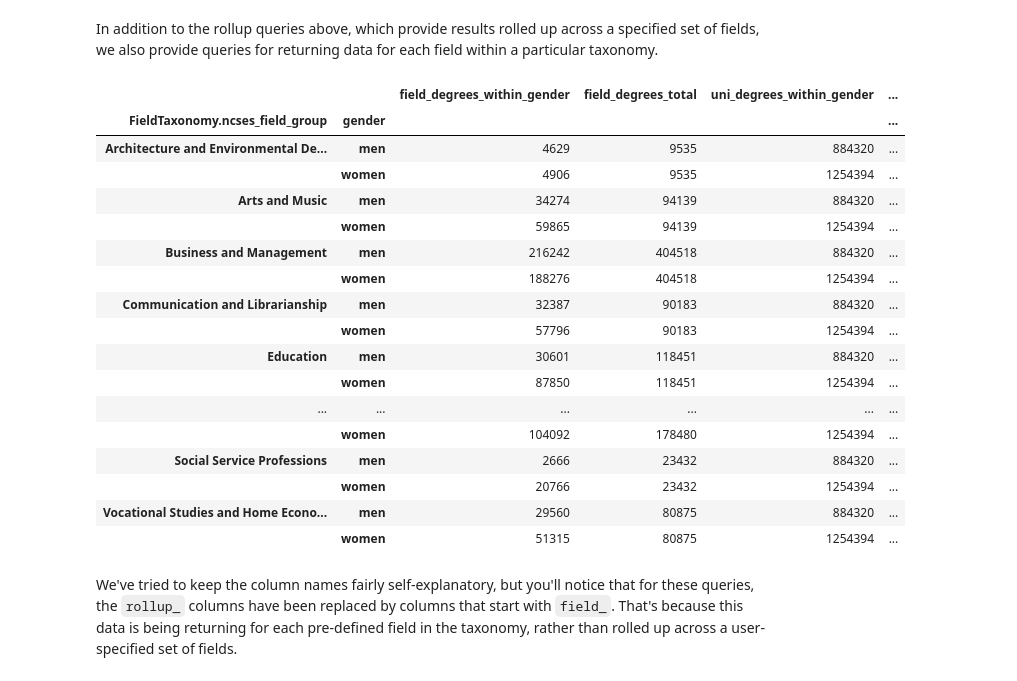
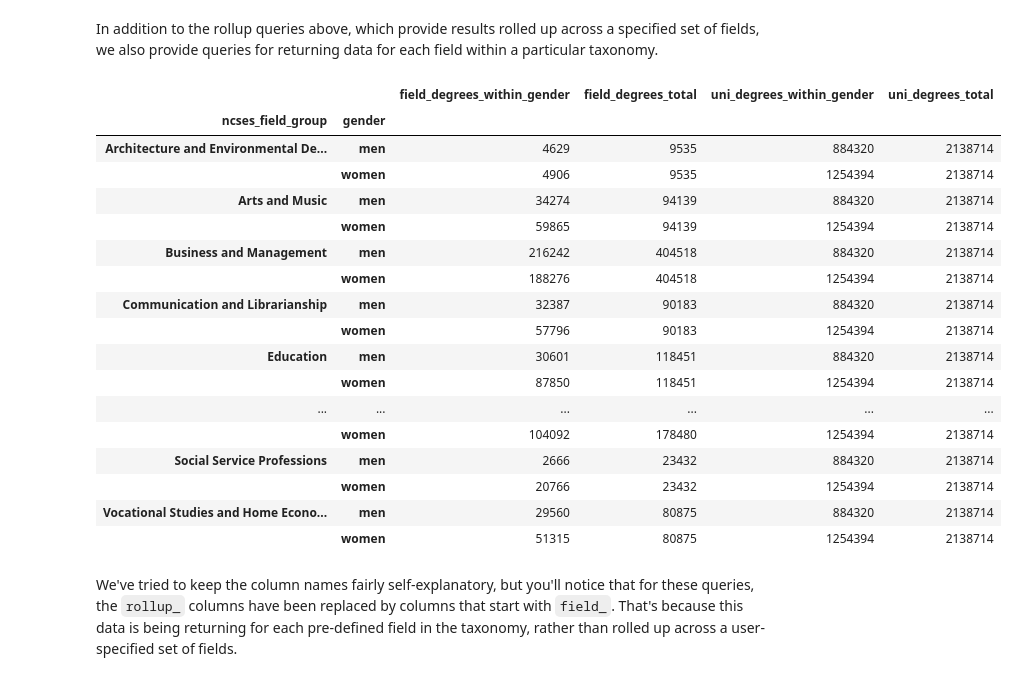
Before and after one commit to scienceforamerica/scipeds, a Jupyter notebook: docs/docs/usage.ipynb, the cells around one changed output. Saved outputs shown, nothing was run; the diff lists cells and outputs as text; code cells hidden in the pictures.

```diff
--- a/docs/docs/usage.ipynb
+++ b/docs/docs/usage.ipynb
@@ -232,29 +237,29 @@ In addition to the rollup queries above, which provide results rolled up across
 # %%
 # Compute totals by gender for each NCSES Field Group
 engine.field_totals_by_grouping(
-    grouping="gender",
+    grouping=Grouping.gender,
     taxonomy=FieldTaxonomy.ncses_field_group,
     query_filters=filters,
 )
 # %% [output]
-|  |  | field_degrees_within_gender | field_degrees_total | uni_degrees_within_gender | ... |
-| FieldTaxonomy.ncses_field_group | gender |  |  |  | ... |
-| Architecture and Environmental De... | men | 4629 | 9535 | 884320 | ... |
-|  | women | 4906 | 9535 | 1254394 | ... |
-| Arts and Music | men | 34274 | 94139 | 884320 | ... |
-|  | women | 59865 | 94139 | 1254394 | ... |
-| Business and Management | men | 216242 | 404518 | 884320 | ... |
-|  | women | 188276 | 404518 | 1254394 | ... |
-| Communication and Librarianship | men | 32387 | 90183 | 884320 | ... |
-|  | women | 57796 | 90183 | 1254394 | ... |
-| Education | men | 30601 | 118451 | 884320 | ... |
-|  | women | 87850 | 118451 | 1254394 | ... |
+|  |  | field_degrees_within_gender | field_degrees_total | uni_degrees_within_gender | uni_degrees_total |
+| ncses_field_group | gender |  |  |  |  |
+| Architecture and Environmental De... | men | 4629 | 9535 | 884320 | 2138714 |
+|  | women | 4906 | 9535 | 1254394 | 2138714 |
+| Arts and Music | men | 34274 | 94139 | 884320 | 2138714 |
+|  | women | 59865 | 94139 | 1254394 | 2138714 |
+| Business and Management | men | 216242 | 404518 | 884320 | 2138714 |
+|  | women | 188276 | 404518 | 1254394 | 2138714 |
+| Communication and Librarianship | men | 32387 | 90183 | 884320 | 2138714 |
+|  | women | 57796 | 90183 | 1254394 | 2138714 |
+| Education | men | 30601 | 118451 | 884320 | 2138714 |
+|  | women | 87850 | 118451 | 1254394 | 2138714 |
 | ... | ... | ... | ... | ... | ... |
-|  | women | 104092 | 178480 | 1254394 | ... |
-| Social Service Professions | men | 2666 | 23432 | 884320 | ... |
-|  | women | 20766 | 23432 | 1254394 | ... |
-| Vocational Studies and Home Econo... | men | 29560 | 80875 | 884320 | ... |
-|  | women | 51315 | 80875 | 1254394 | ... |
+|  | women | 104092 | 178480 | 1254394 | 2138714 |
+| Social Service Professions | men | 2666 | 23432 | 884320 | 2138714 |
+|  | women | 20766 | 23432 | 1254394 | 2138714 |
+| Vocational Studies and Home Econo... | men | 29560 | 80875 | 884320 | 2138714 |
+|  | women | 51315 | 80875 | 1254394 | 2138714 |
 # %% [markdown]
 We've tried to keep the column names fairly self-explanatory, but you'll notice that for these queries, the `rollup_` columns have been replaced by columns that start with `field_`. That's because this data is being returning for each pre-defined field in the taxonomy, rather than rolled up across a user-specified set of fields.
 # %%
```
Also changed, not shown: parts of 12 cells of this notebook, 19 other files.
